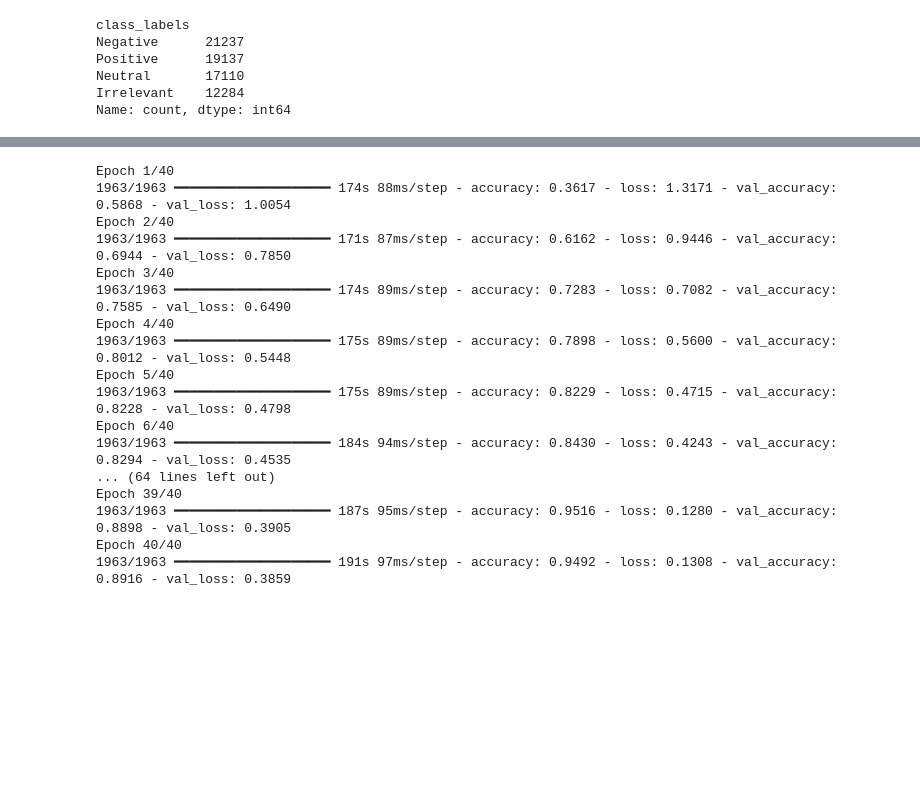
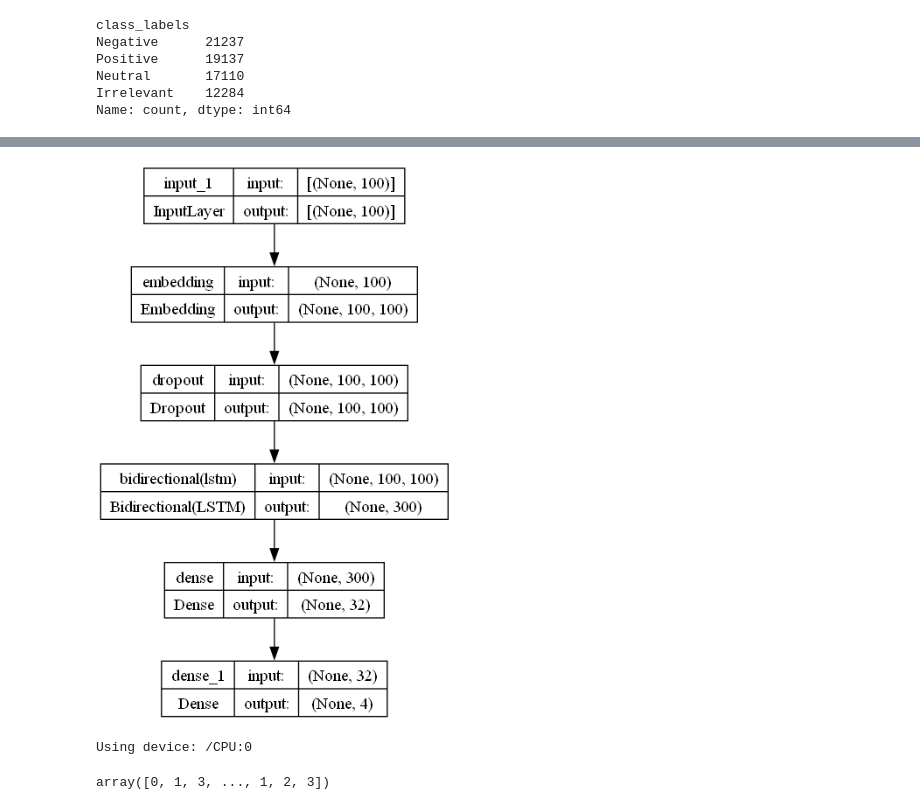
Before and after one commit to gpalaskas/Sentiment-analysis, a Jupyter notebook: sa_twitter.ipynb, the cells around one changed output, grey strips where cells are left out. Saved outputs shown, nothing was run; the diff lists cells and outputs as text; code cells hidden in the pictures; blank space fills up the shorter version.

```diff
--- a/sa_twitter.ipynb
+++ b/sa_twitter.ipynb
@@ -20,7 +58,7 @@ df
 74681 rows × 4 columns
 # %%
 #load the testing data
-test = pd.read_csv(r'C:\Users\diana\Desktop\deep learning project\twitter_test.csv')
+test = pd.read_csv(r'C:\Users\User\Desktop\deep learning project1\twitter_test.csv')
 # %%
 test
 # %% [output]
@@ -280,7 +304,7 @@ def process_text(text):
     stop_words = set(stopwords.words("english"))
     Words = [word for word in words if word not in stop_words]
 
-    Words = [word for word in Words if len(word) > 3]
+    Words = [word for word in Words if len(word) > 2]
 
     indices = np.unique(Words, return_index=True)[1]
     cleaned_text = np.array(Words)[np.sort(indices)].tolist()
@@ -534,15 +573,11 @@ inputt=Input(shape=(maxlen,))
 # %%
-from tensorflow.keras.optimizers import Adam
-learning_rate = 0.0001  # Define learning rate
-x=Embedding(v+1,D)(inputt)
+# embedding layer
+x = Embedding(input_dim=v+1, output_dim=D)(inputt)
 x = Dropout(0.5)(x)  # Add dropout layer
 x = Bidirectional(LSTM(150))(x)
 x = Dense(32, activation='relu')(x)
 x = Dense(4, activation='softmax')(x)
-
-model = Model(inputt, x)
-
-# Define optimizer with specified learning rate
-optimizer = Adam(learning_rate=learning_rate)
-
-model.compile(optimizer=optimizer, loss='categorical_crossentropy', metrics=['accuracy'])
+# %%
+# Define the model with the device
+#with tf.device(device):
+model = Model(inputs=inputt, outputs=x)
@@ -549 +604,18 @@ model.compile(optimizer=optimizer, loss='categorical_crossentropy', metrics=['ac
+# %%
+from keras.utils import plot_model
+plot_model(model, to_file="model.png", show_shapes=True)
+# %% [output]
+[figure, added]
+# %%
+# Define optimizer with specified learning rate
+learning_rate = 0.000001
+optimizer = Adam(learning_rate=learning_rate)
+
+# Compile the model
+model.compile(optimizer=optimizer, loss='categorical_crossentropy', metrics=['accuracy'])
+
+# Print the device being used
+print(f"Using device: {device}")
+# %% [output]
+Using device: /CPU:0
 # %%
@@ -553,29 +624,12 @@ label_encoder = LabelEncoder()
 y_train_encoded = label_encoder.fit_transform(y_train)
 y_val_encoded = label_encoder.transform(y_val)
 y_test_encoded = label_encoder.transform(y_test)
+# %%
+y_train_encoded
+# %% [output]
+array([0, 1, 3, ..., 1, 2, 3])
 # %%
-import tensorflow as tf
 # Convert the encoded labels to one-hot encoding
 y_train_one_hot = tf.keras.utils.to_categorical(y_train_encoded)
 y_val_one_hot = tf.keras.utils.to_categorical(y_val_encoded)
 y_test_one_hot = tf.keras.utils.to_categorical(y_test_encoded)
-# Train the model
-history = model.fit(X_train, y_train_one_hot, epochs=40, validation_data=(X_val, y_val_one_hot))
-# %% [output]
-Epoch 1/40
-1963/1963 ━━━━━━━━━━━━━━━━━━━━ 174s 88ms/step - accuracy: 0.3617 - loss: 1.3171 - val_accuracy: 0.5868 - val_loss: 1.0054
-Epoch 2/40
-1963/1963 ━━━━━━━━━━━━━━━━━━━━ 171s 87ms/step - accuracy: 0.6162 - loss: 0.9446 - val_accuracy: 0.6944 - val_loss: 0.7850
-Epoch 3/40
-1963/1963 ━━━━━━━━━━━━━━━━━━━━ 174s 89ms/step - accuracy: 0.7283 - loss: 0.7082 - val_accuracy: 0.7585 - val_loss: 0.6490
-Epoch 4/40
-1963/1963 ━━━━━━━━━━━━━━━━━━━━ 175s 89ms/step - accuracy: 0.7898 - loss: 0.5600 - val_accuracy: 0.8012 - val_loss: 0.5448
-Epoch 5/40
-1963/1963 ━━━━━━━━━━━━━━━━━━━━ 175s 89ms/step - accuracy: 0.8229 - loss: 0.4715 - val_accuracy: 0.8228 - val_loss: 0.4798
-Epoch 6/40
-1963/1963 ━━━━━━━━━━━━━━━━━━━━ 184s 94ms/step - accuracy: 0.8430 - loss: 0.4243 - val_accuracy: 0.8294 - val_loss: 0.4535
-... (64 lines left out)
-Epoch 39/40
-1963/1963 ━━━━━━━━━━━━━━━━━━━━ 187s 95ms/step - accuracy: 0.9516 - loss: 0.1280 - val_accuracy: 0.8898 - val_loss: 0.3905
-Epoch 40/40
-1963/1963 ━━━━━━━━━━━━━━━━━━━━ 191s 97ms/step - accuracy: 0.9492 - loss: 0.1308 - val_accuracy: 0.8916 - val_loss: 0.3859
```
Also changed, not shown: parts of 48 cells of this notebook.
